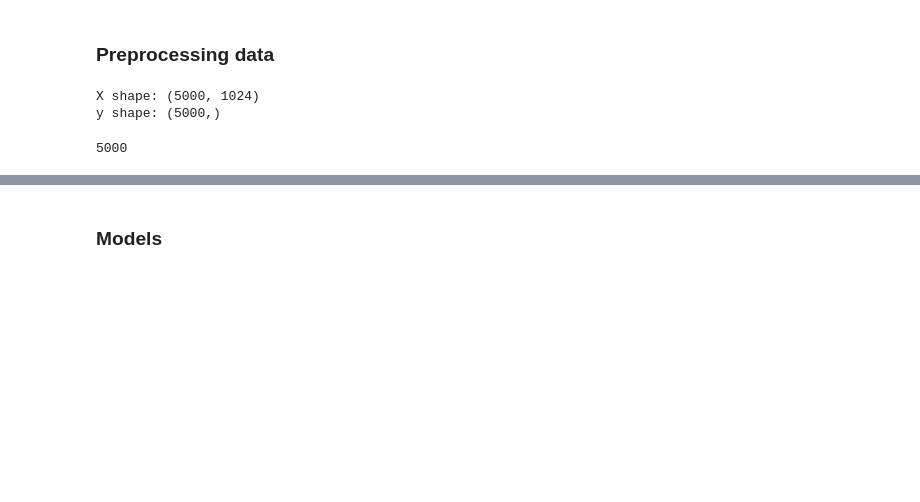
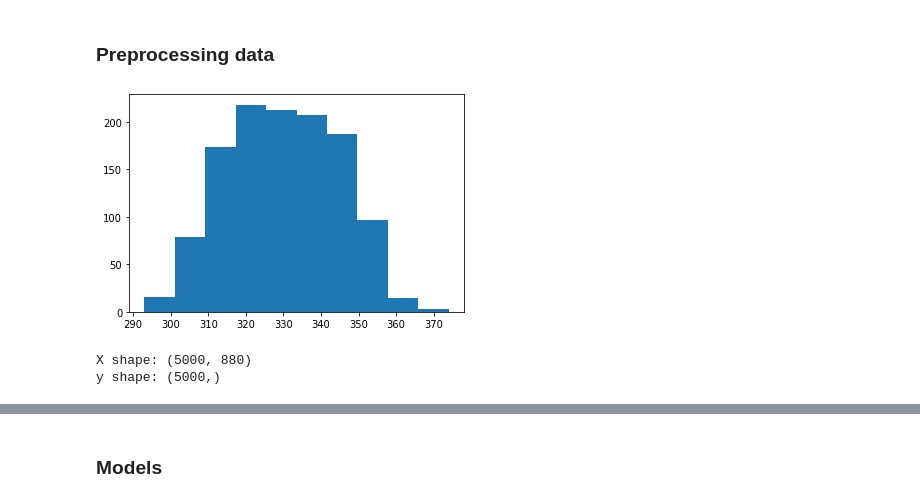
Before and after one commit to whiteRa2bit/cern_summer_project, a Jupyter notebook: spacal/classifier_hyperopt.ipynb, the cells around one changed output, grey strips where cells are left out. Saved outputs shown, nothing was run; the diff lists cells and outputs as text; code cells hidden in the pictures; blank space fills up the shorter version.

```diff
--- a/spacal/classifier_hyperopt.ipynb
+++ b/spacal/classifier_hyperopt.ipynb
@@ -16 +16,7 @@ X_origin, y_origin = get_data(data_path='./data/na62_11_pulses.txt')
+# %%
+ARGMIN_DISTR = get_argmin_distr(data_path='./data/na62_11_pulses.txt')
+plt.hist(ARGMIN_DISTR)
+plt.show()
+# %% [output]
+[figure, added]
 # %%
@@ -48,15 +54,11 @@ def prepare_data(X_origin, y_origin, alpha_range, data_size=1000, to_print=False
     return X, y
 # %%
 alpha_range = np.array([np.around(10**i, decimals=4) for i in np.arange(-3, 3.1, 0.1)])
-# tau_range = np.arange(-25, 25, 1)
-X, y = prepare_data(X_origin, y_origin, alpha_range, data_size=5000, to_print=True)
+tau_range = np.arange(-25, 25, 1)
+X, y = prepare_data(X_origin, y_origin, tau_range, alpha_range, data_size=5000, to_print=True)
 # %% [output]
-X shape: (5000, 1024)
+X shape: (5000, 880)
 y shape: (5000,)
-# %%
-len(X)
-# %% [output]
-5000
 # %%
 import random
 i = random.choice(range(len(X)))
```
Also changed, not shown: parts of 11 cells of this notebook, 22 other files.
